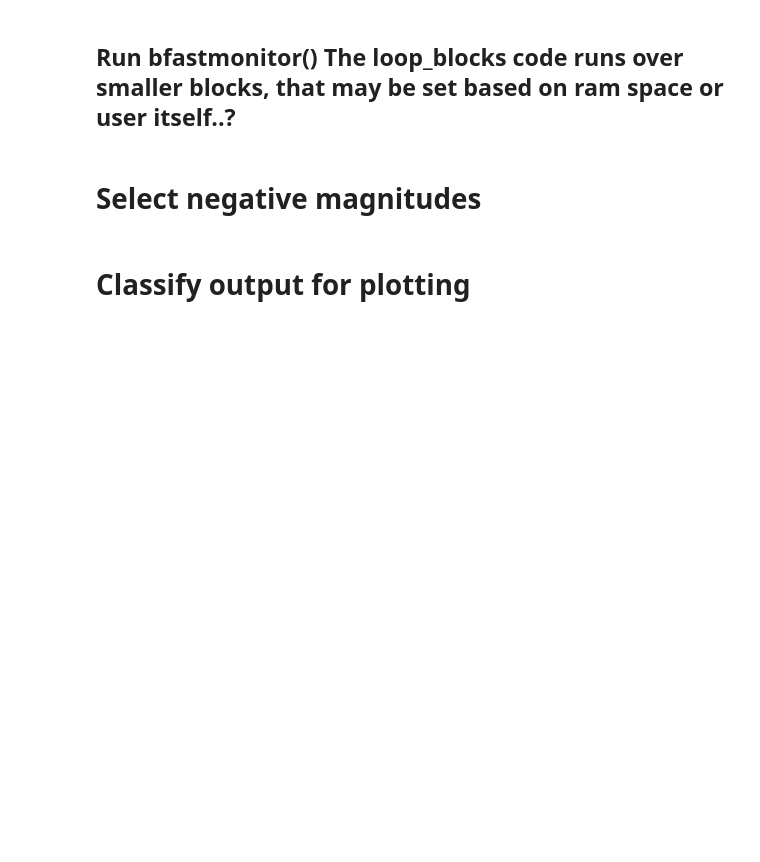
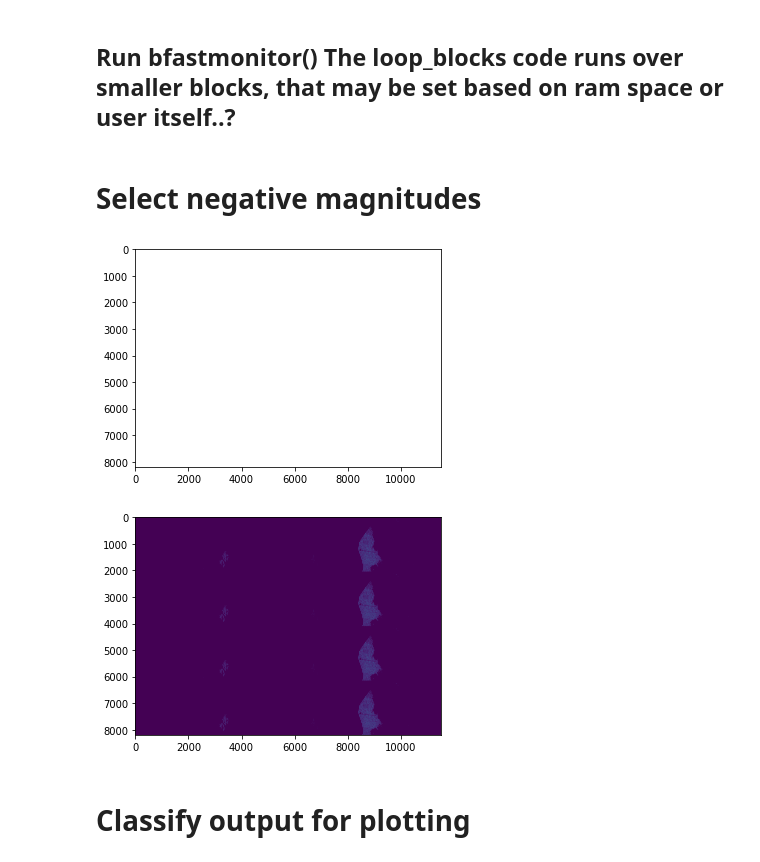
Before and after one commit to DerekvdVen/bfastmonitor_GPU_SEPAL, a Jupyter notebook: dven/bfast_from_sepal-OOP.ipynb, the cells around one changed output. Drawn from its saved outputs; the diff is of its cells as text; code cells hidden in the pictures; blank space fills up the shorter version.

```diff
--- a/dven/bfast_from_sepal-OOP.ipynb
+++ b/dven/bfast_from_sepal-OOP.ipynb
@@ -384,7 +395,7 @@ print("projection: ", data_list[0].projection)
 print("pixel size: ", data_list[0].xpixelsize)
 #ts_data.log_output_to_txt()
 
-# data_list = data_list[0:8]
-# data_list
+data_list = data_list[0:6]
+data_list
 # %% [output]
 projection:  GEOGCS["WGS 84",DATUM["WGS_1984",SPHEROID["WGS 84",6378137,298.257223563,AUTHORITY["EPSG","7030"]],AUTHORITY["EPSG","6326"]],PRIMEM["Greenwich",0],UNIT["degree",0.0174532925199433,AUTHORI ...
@@ -467,15 +484,16 @@ start history:  2000-10-06 00:00:00
 # %%
 from tqdm import tqdm
 with tqdm(total=len(data_list)) as pbar1:
-    pbar1.set_description("Processing tile %s out of %s" % (counter, len(data_list)) )
 
     for counter, ts_data in enumerate(data_list):
+        pbar1.set_description("Processing tile %s out of %s" % (counter+1, len(data_list)) )
         ts_data.set_bfast_parameters(start_monitor,end_monitor,start_hist,freq,k,hfrac,trend,level,backend=backend,verbose=verbose,device_id=device_id)
         ts_data.loop_blocks()
         ts_data.get_bfast_parameters()
         ts_data.log_output_to_txt()
+        ts_data.log_breaks_means_arrays()
         pbar1.update(counter)
-pbar.close()
+pbar1.close()
 # ts_data.set_bfast_parameters(start_monitor,end_monitor,start_hist,freq,k,hfrac,trend,level,backend,verbose,device_id)
 # print(ts_data.start_monitor)
 
@@ -620,17 +686,22 @@ print(y_locs)
 # %% [markdown]
 # Select negative magnitudes
 # %%
-breaks = ts_data.breaks_array
-means = ts_data.means_array
-means = big_means_array
-breaks = big_breaks_array
+if len(data_list)>1:
+    means = big_means_array
+    breaks = big_breaks_array
+else:
+    breaks = ts_data.breaks_array
+    means = ts_data.means_array
 
 
 plt.imshow(means)
 plt.show()
 
 plt.imshow(breaks)
 plt.show()
+# %% [output]
+[figure, added]
+[figure, added]
 # %%
 # import seaborn as sns
 
```
Also changed, not shown: parts of 12 cells of this notebook.
